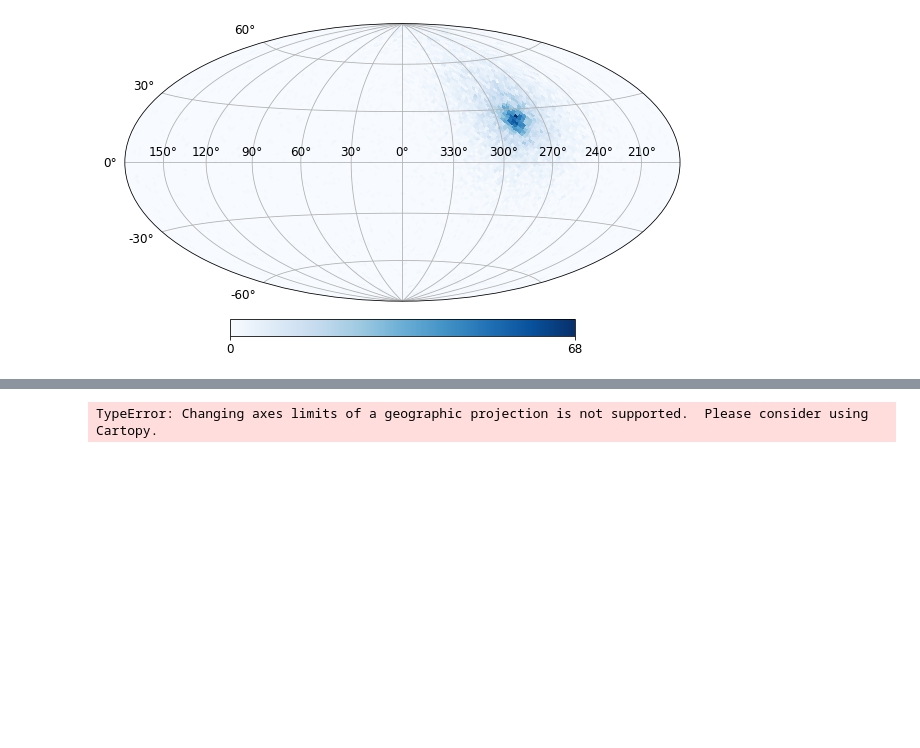
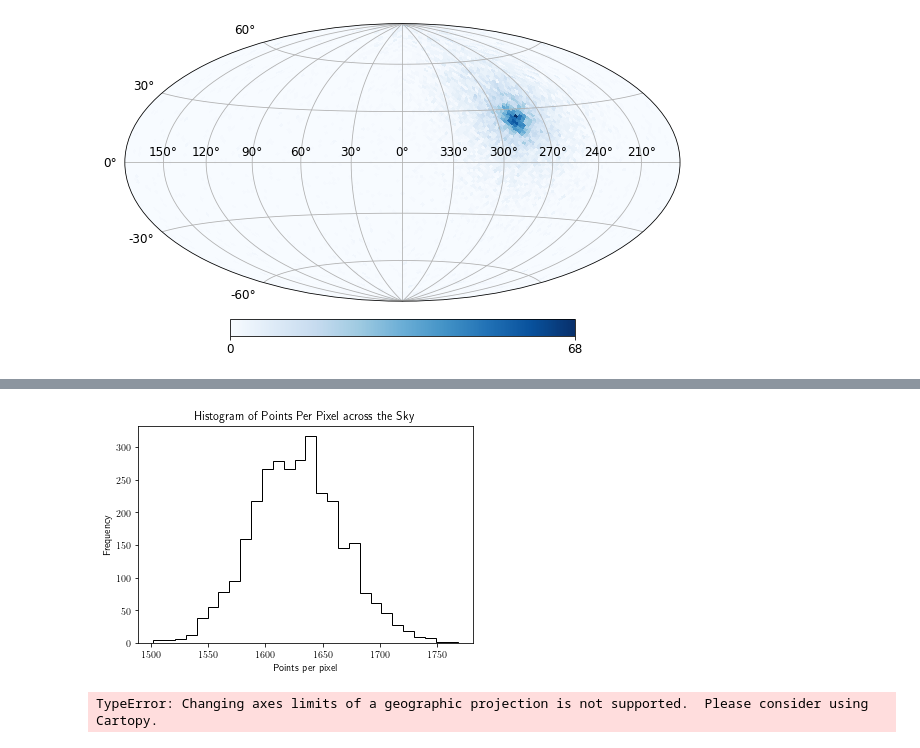
Before and after one commit to o-oayda/Project-Code, a Jupyter notebook: dipole-on-sky.ipynb, the cells around one changed output, grey strips where cells are left out. Cells and saved outputs as stored; diff of their text form; code cells hidden in the pictures; blank space fills up the shorter version.

```diff
--- a/dipole-on-sky.ipynb
+++ b/dipole-on-sky.ipynb
@@ -178,3 +221,21 @@ hp.projview(hp.ma(hpx_map_dens,badval=0),
+# %%
+from astropy.visualization import hist
+from matplotlib.pyplot import xlabel
+
+fig,ax = plt.subplots(1,1)
+
+ax.hist = hist(hpx_map_dens[hpx_map_dens != 0],
+    bins='scott',
+    histtype='step',
+    color='k')
+
+ax.set_xlabel('Points per pixel')
+ax.set_ylabel('Frequency')
+ax.set_title('Histogram of Points Per Pixel across the Sky')
+
+plt.savefig("Report Figures/number-count-histogram.pdf", bbox_inches='tight')
+# %% [output]
+[figure, added]
 # %%
 dyplot._hist2d(
     dresults.samples[:, 1] - np.pi,  # x: phi
```
Also changed, not shown: parts of 4 cells of this notebook, 5 other files.
